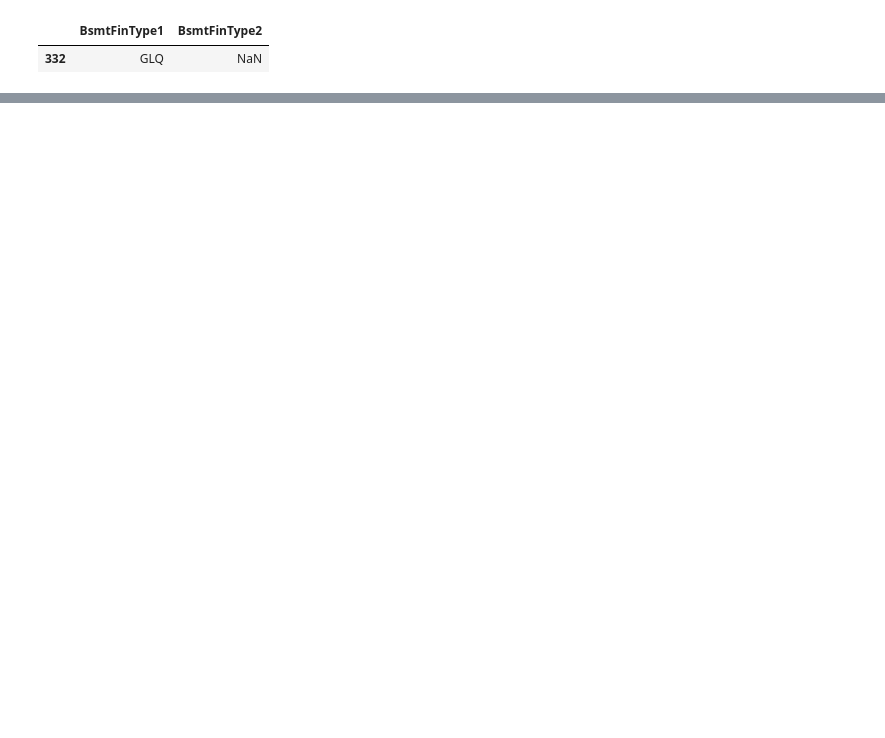
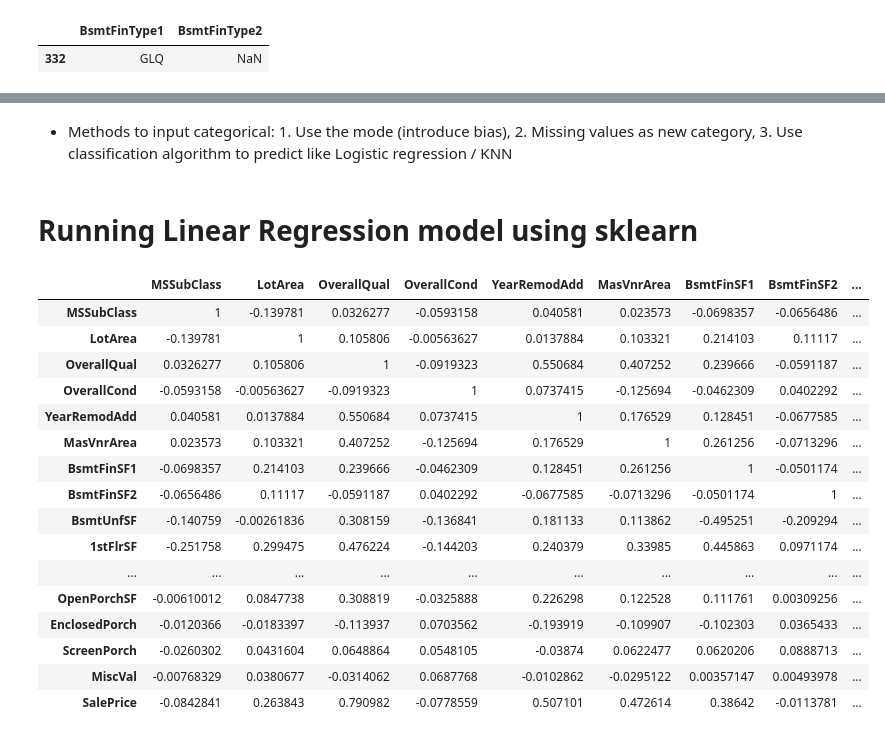
Before and after one commit to seanwdc/BIA_Regression, a Jupyter notebook: Data/Analysis.ipynb, the cells around one changed output, grey strips where cells are left out. Saved outputs shown, nothing was run; the diff lists cells and outputs as text; code cells hidden in the pictures; blank space fills up the shorter version.

Commit message:
Model

```diff
--- a/Data/Analysis.ipynb
+++ b/Data/Analysis.ipynb
@@ -18,10 +20,9 @@ imbalanced_data = ['3SsnPorch','BsmtCond', 'GarageQual', 'GarageCond', 'Heating'
 
 nonsense_data = ['Condition1', 'Condition2', 'Functional', 'GarageType', 'GarageYrBlt',
                  'BsmtHalfBath','LotConfig', 'LotShape', 'PavedDrive', 'MoSold', 'SaleCondition',
-                 'YrSold']
+                 'YrSold','Id']
 
-extra_data = ['GarageCars', 'GarageFinish', 'HalfBath', 'BsmtFullBath', 'YearBuilt']
-
+extra_data = ['GarageCars', 'GarageFinish', 'BsmtFullBath', 'YearBuilt']
 
 train_df.drop(insufficient_data + imbalanced_data + nonsense_data + extra_data, axis = 1,
              inplace = True)
@@ -70,0 +51,4 @@ dtype: float64
+# %%
+second_check = ['TotRmsAbvGrd', 'TotalBsmtSF']
+train_df.drop(second_check, axis =1, inplace = True)
+# train_df.shape
@@ -77,0 +95,29 @@ train_df[(train_df['BsmtFinType1'].isna() == False) & (train_df['BsmtFinType2'].
+# %%
+train_df.update(train_df[['BsmtQual', 'BsmtExposure', 'BsmtFinType1', 'BsmtFinType2']].fillna('No Basement'))
+train_df['Electrical'] = train_df['Electrical'].fillna('SBrkr')
+train_df['MasVnrType'] = train_df['MasVnrType'].fillna('None')
+train_df['MasVnrArea'] = train_df['MasVnrArea'].fillna(0)
+# %% [markdown]
+- Methods to input categorical: 1. Use the mode (introduce bias), 2. Missing values as new category, 3. Use classification algorithm to predict like Logistic regression / KNN
+# %% [markdown]
+# Running Linear Regression model using sklearn
+# %%
+train_df.corr(method='pearson').style.background_gradient(cmap='coolwarm')
+# %% [output]
+|  | MSSubClass | LotArea | OverallQual | OverallCond | YearRemodAdd | MasVnrArea | BsmtFinSF1 | BsmtFinSF2 | ... |
+| MSSubClass | 1 | -0.139781 | 0.0326277 | -0.0593158 | 0.040581 | 0.023573 | -0.0698357 | -0.0656486 | ... |
+| LotArea | -0.139781 | 1 | 0.105806 | -0.00563627 | 0.0137884 | 0.103321 | 0.214103 | 0.11117 | ... |
+| OverallQual | 0.0326277 | 0.105806 | 1 | -0.0919323 | 0.550684 | 0.407252 | 0.239666 | -0.0591187 | ... |
+| OverallCond | -0.0593158 | -0.00563627 | -0.0919323 | 1 | 0.0737415 | -0.125694 | -0.0462309 | 0.0402292 | ... |
+| YearRemodAdd | 0.040581 | 0.0137884 | 0.550684 | 0.0737415 | 1 | 0.176529 | 0.128451 | -0.0677585 | ... |
+| MasVnrArea | 0.023573 | 0.103321 | 0.407252 | -0.125694 | 0.176529 | 1 | 0.261256 | -0.0713296 | ... |
+| BsmtFinSF1 | -0.0698357 | 0.214103 | 0.239666 | -0.0462309 | 0.128451 | 0.261256 | 1 | -0.0501174 | ... |
+| BsmtFinSF2 | -0.0656486 | 0.11117 | -0.0591187 | 0.0402292 | -0.0677585 | -0.0713296 | -0.0501174 | 1 | ... |
+| BsmtUnfSF | -0.140759 | -0.00261836 | 0.308159 | -0.136841 | 0.181133 | 0.113862 | -0.495251 | -0.209294 | ... |
+| 1stFlrSF | -0.251758 | 0.299475 | 0.476224 | -0.144203 | 0.240379 | 0.33985 | 0.445863 | 0.0971174 | ... |
+| ... | ... | ... | ... | ... | ... | ... | ... | ... | ... |
+| OpenPorchSF | -0.00610012 | 0.0847738 | 0.308819 | -0.0325888 | 0.226298 | 0.122528 | 0.111761 | 0.00309256 | ... |
+| EnclosedPorch | -0.0120366 | -0.0183397 | -0.113937 | 0.0703562 | -0.193919 | -0.109907 | -0.102303 | 0.0365433 | ... |
+| ScreenPorch | -0.0260302 | 0.0431604 | 0.0648864 | 0.0548105 | -0.03874 | 0.0622477 | 0.0620206 | 0.0888713 | ... |
+| MiscVal | -0.00768329 | 0.0380677 | -0.0314062 | 0.0687768 | -0.0102862 | -0.0295122 | 0.00357147 | 0.00493978 | ... |
+| SalePrice | -0.0842841 | 0.263843 | 0.790982 | -0.0778559 | 0.507101 | 0.472614 | 0.38642 | -0.0113781 | ... |
```
Also changed, not shown: parts of 30 cells of this notebook.
